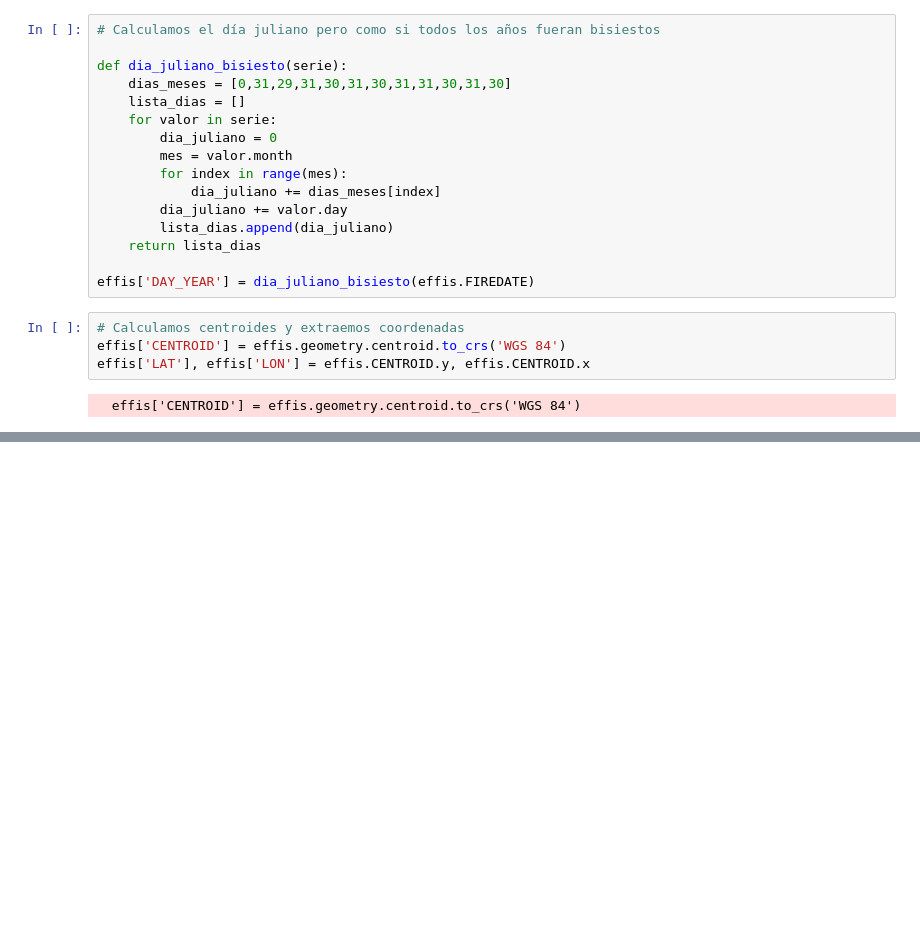
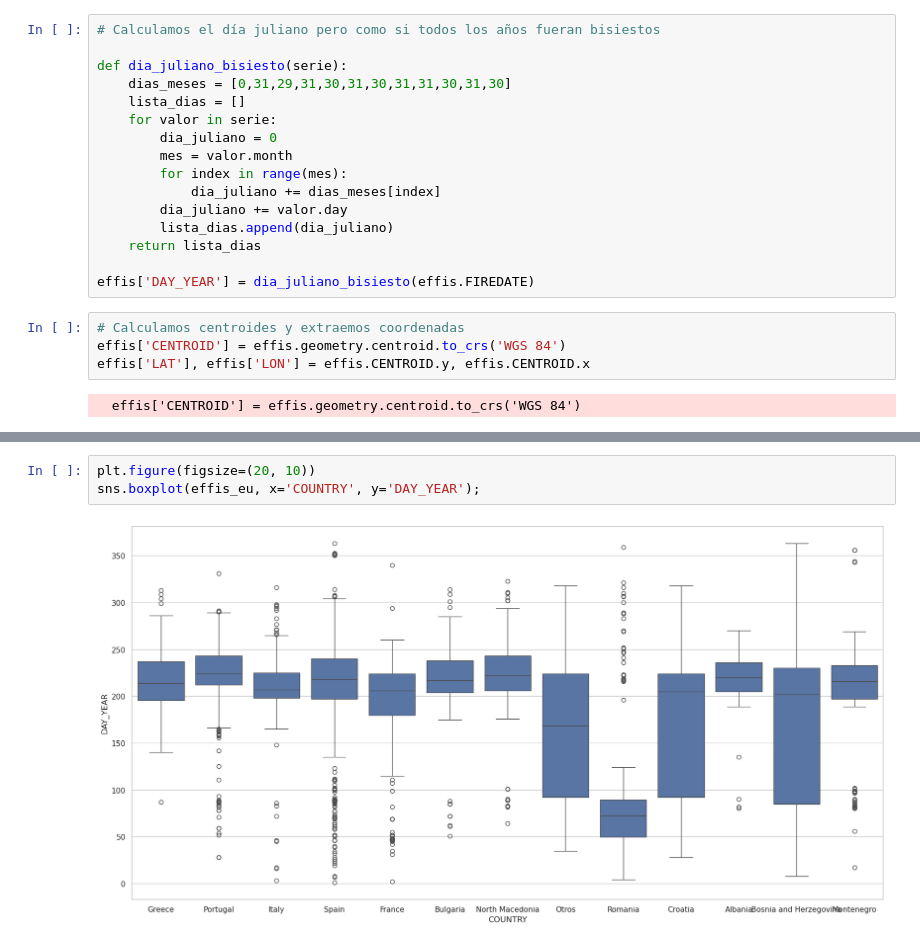
Before and after one commit to vrieraj/EDA_EFFIS, a Jupyter notebook: EDA_EFFIS.ipynb, the cells around one changed output, grey strips where cells are left out. Drawn from its saved outputs; the diff is of its cells as text; blank space fills up the shorter version.

```diff
--- a/EDA_EFFIS.ipynb
+++ b/EDA_EFFIS.ipynb
@@ -84,0 +252,5 @@ effis['LAT'], effis['LON'] = effis.CENTROID.y, effis.CENTROID.x
+# %%
+plt.figure(figsize=(20, 10))
+sns.boxplot(effis_eu, x='COUNTRY', y='DAY_YEAR');
+# %% [output]
+[figure, added]
```
Also changed, not shown: parts of 19 cells of this notebook, 1 other file.
